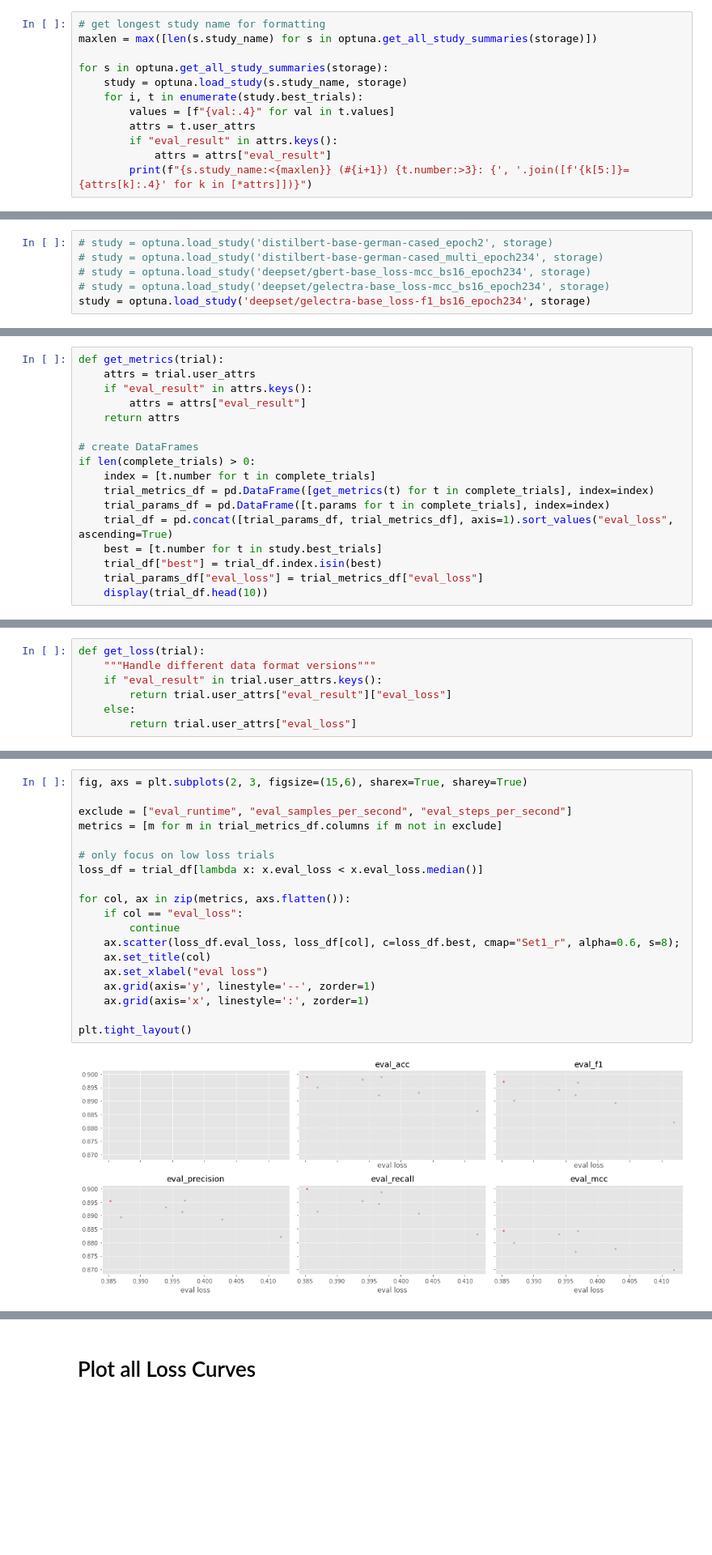
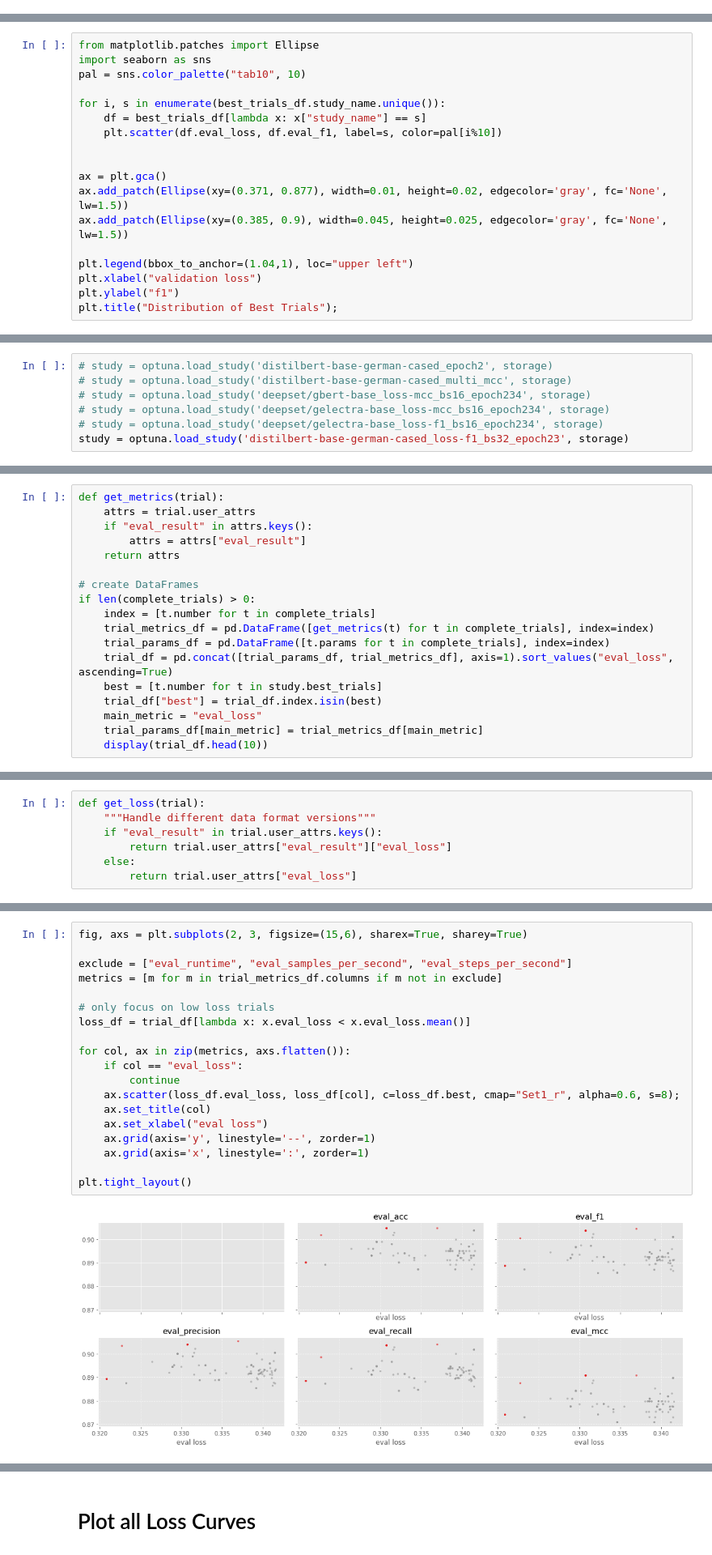
Before and after one commit to goerlitz/nlp-classification, a Jupyter notebook: notebooks/10kGNAD/colab/21d_10kGNAD_optuna_trial_analysis.ipynb, the cells around one changed output, grey strips where cells are left out. Shown: that part at 81% size. Saved outputs shown, nothing was run; the diff lists cells and outputs as text; blank space fills up the shorter version.

```diff
--- a/notebooks/10kGNAD/colab/21d_10kGNAD_optuna_trial_analysis.ipynb
+++ b/notebooks/10kGNAD/colab/21d_10kGNAD_optuna_trial_analysis.ipynb
@@ -73,12 +103,0 @@ best.intermediate_values
-# %%
-# get longest study name for formatting
-maxlen = max([len(s.study_name) for s in optuna.get_all_study_summaries(storage)])
-
-for s in optuna.get_all_study_summaries(storage):
-    study = optuna.load_study(s.study_name, storage)
-    for i, t in enumerate(study.best_trials):
-        values = [f"{val:.4}" for val in t.values]
-        attrs = t.user_attrs
-        if "eval_result" in attrs.keys():
-            attrs = attrs["eval_result"]
-        print(f"{s.study_name:<{maxlen}} (#{i+1}) {t.number:>3}: {', '.join([f'{k[5:]}={attrs[k]:.4}' for k in [*attrs]])}")
@@ -102,0 +148,18 @@ deepset/gelectra-base_loss-f1_bs16_epoch234  (#1)  11: loss=0.3853, acc=0.8988,
+# %%
+from matplotlib.patches import Ellipse
+import seaborn as sns
+pal = sns.color_palette("tab10", 10)
+
+for i, s in enumerate(best_trials_df.study_name.unique()):
+    df = best_trials_df[lambda x: x["study_name"] == s]
+    plt.scatter(df.eval_loss, df.eval_f1, label=s, color=pal[i%10])
+
+
+ax = plt.gca()
+ax.add_patch(Ellipse(xy=(0.371, 0.877), width=0.01, height=0.02, edgecolor='gray', fc='None', lw=1.5))
+ax.add_patch(Ellipse(xy=(0.385, 0.9), width=0.045, height=0.025, edgecolor='gray', fc='None', lw=1.5))
+
+plt.legend(bbox_to_anchor=(1.04,1), loc="upper left")
+plt.xlabel("validation loss")
+plt.ylabel("f1")
+plt.title("Distribution of Best Trials");
@@ -129,7 +183,8 @@ deepset/gelectra-base_loss-f1_bs16_epoch234
 ## Load Study
 # %%
 # study = optuna.load_study('distilbert-base-german-cased_epoch2', storage)
-# study = optuna.load_study('distilbert-base-german-cased_multi_epoch234', storage)
+# study = optuna.load_study('distilbert-base-german-cased_multi_mcc', storage)
 # study = optuna.load_study('deepset/gbert-base_loss-mcc_bs16_epoch234', storage)
 # study = optuna.load_study('deepset/gelectra-base_loss-mcc_bs16_epoch234', storage)
-study = optuna.load_study('deepset/gelectra-base_loss-f1_bs16_epoch234', storage)
+# study = optuna.load_study('deepset/gelectra-base_loss-f1_bs16_epoch234', storage)
+study = optuna.load_study('distilbert-base-german-cased_loss-f1_bs32_epoch23', storage)
@@ -156,7 +209,8 @@ if len(complete_trials) > 0:
     trial_df = pd.concat([trial_params_df, trial_metrics_df], axis=1).sort_values("eval_loss", ascending=True)
     best = [t.number for t in study.best_trials]
     trial_df["best"] = trial_df.index.isin(best)
-    trial_params_df["eval_loss"] = trial_metrics_df["eval_loss"]
+    main_metric = "eval_loss"
+    trial_params_df[main_metric] = trial_metrics_df[main_metric]
     display(trial_df.head(10))
 # %% [output]
 |  | learning_rate | num_train_epochs | per_device_train_batch_size | weight_decay | eval_loss | eval_acc | eval_f1 | ... |
@@ -230,24 +284,24 @@ plt.xlabel("learning_rate");
 # %%
 fig, axs = plt.subplots(2, 3, figsize=(15,6), sharex=True, sharey=True)
 
 exclude = ["eval_runtime", "eval_samples_per_second", "eval_steps_per_second"]
 metrics = [m for m in trial_metrics_df.columns if m not in exclude]
 
 # only focus on low loss trials
-loss_df = trial_df[lambda x: x.eval_loss < x.eval_loss.median()]
+loss_df = trial_df[lambda x: x.eval_loss < x.eval_loss.mean()]
 
 for col, ax in zip(metrics, axs.flatten()):
     if col == "eval_loss":
         continue
     ax.scatter(loss_df.eval_loss, loss_df[col], c=loss_df.best, cmap="Set1_r", alpha=0.6, s=8);
     ax.set_title(col)
     ax.set_xlabel("eval loss")
     ax.grid(axis='y', linestyle='--', zorder=1)
     ax.grid(axis='x', linestyle=':', zorder=1)
 
 plt.tight_layout()
 # %% [output]
-[figure, old version]
+[figure, new version]
 # %%
 fig, axs = plt.subplots(2, 3, figsize=(15,6), sharex=True, sharey=True)
 
```
Also changed, not shown: parts of 27 cells of this notebook.
